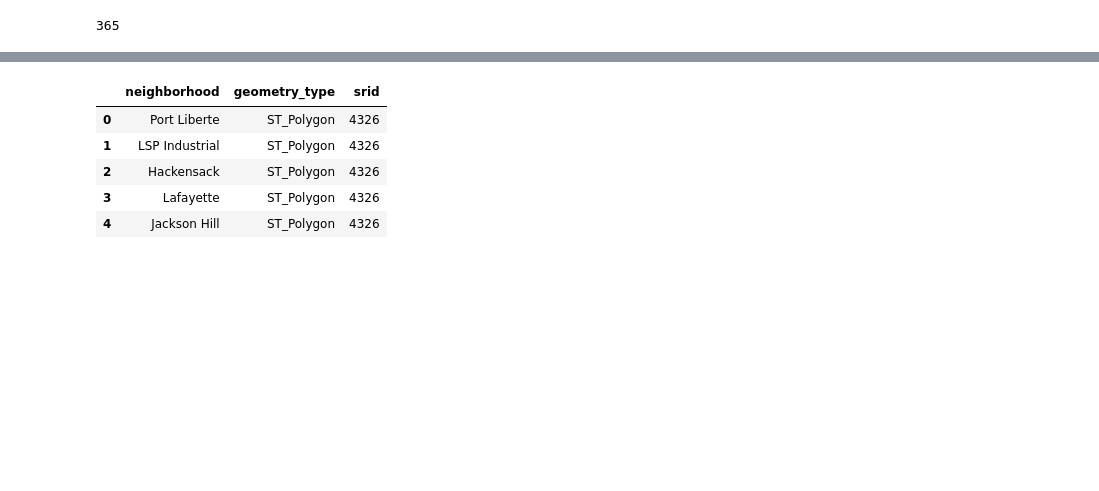
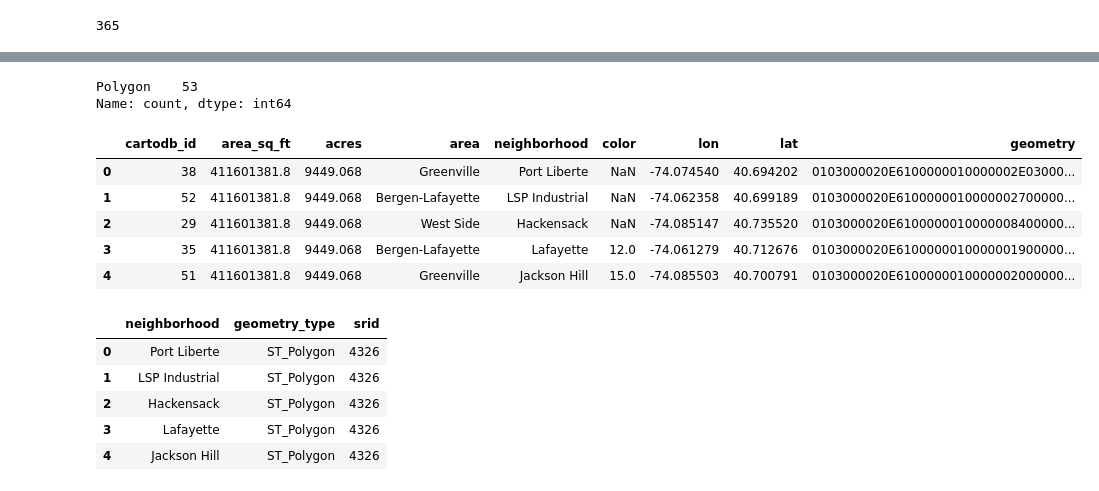
Before and after one commit to hovhannisyan91/aca, a Jupyter notebook: lab/python/notebooks/Session_16_SQLAlchemy.ipynb, the cells around one changed output, grey strips where cells are left out. Saved outputs shown, nothing was run; the diff lists cells and outputs as text; code cells hidden in the pictures; blank space fills up the shorter version.

```diff
--- a/lab/python/notebooks/Session_16_SQLAlchemy.ipynb
+++ b/lab/python/notebooks/Session_16_SQLAlchemy.ipynb
@@ -38,0 +48,16 @@ DATABASE_URL
+# %%
+
+DB_USER = os.getenv("DB_USER")
+DB_PASSWORD = os.getenv("DB_PASSWORD")
+DB_HOST = os.getenv("DB_HOST")
+DB_PORT = os.getenv("DB_PORT")
+DB_NAME = os.getenv("DB_NAME")
+
+
+DATABASE_URL = (
+    f"postgresql+psycopg2://{DB_USER}:{DB_PASSWORD}"
+    f"@{DB_HOST}:{DB_PORT}/{DB_NAME}"
+)
+
+
+DATABASE_URL
@@ -209,3 +285,11 @@ Name: count, dtype: int64
+# %%
+
+neighborhood_gdf = neighborhood_gdf.to_crs("EPSG:4326")
+
+neighborhood_gdf.geom_type.value_counts()
+# %% [output]
+Polygon    53
+Name: count, dtype: int64
 # %%
 neighborhood_gdf.to_postgis(
     name="jersey_city_neighborhoods",
@@ -213,6 +297,27 @@ neighborhood_gdf.to_postgis(
     if_exists="replace",
     index=False
 )
+# %%
+query = """
+SELECT
+
+   *
+
+FROM jersey_city_neighborhoods
+LIMIT 5;
+"""
+
+pd.read_sql(
+    query,
+    con=engine
+)
+# %% [output]
+|  | cartodb_id | area_sq_ft | acres | area | neighborhood | color | lon | lat | geometry |
+| 0 | 38 | 411601381.8 | 9449.068 | Greenville | Port Liberte | NaN | -74.074540 | 40.694202 | 0103000020E6100000010000002E03000... |
+| 1 | 52 | 411601381.8 | 9449.068 | Bergen-Lafayette | LSP Industrial | NaN | -74.062358 | 40.699189 | 0103000020E6100000010000002700000... |
+| 2 | 29 | 411601381.8 | 9449.068 | West Side | Hackensack | NaN | -74.085147 | 40.735520 | 0103000020E6100000010000008400000... |
+| 3 | 35 | 411601381.8 | 9449.068 | Bergen-Lafayette | Lafayette | 12.0 | -74.061279 | 40.712676 | 0103000020E6100000010000001900000... |
+| 4 | 51 | 411601381.8 | 9449.068 | Greenville | Jackson Hill | 15.0 | -74.085503 | 40.700791 | 0103000020E6100000010000002000000... |
 # %%
 query = """
 SELECT
```
Also changed, not shown: parts of 33 cells of this notebook.
